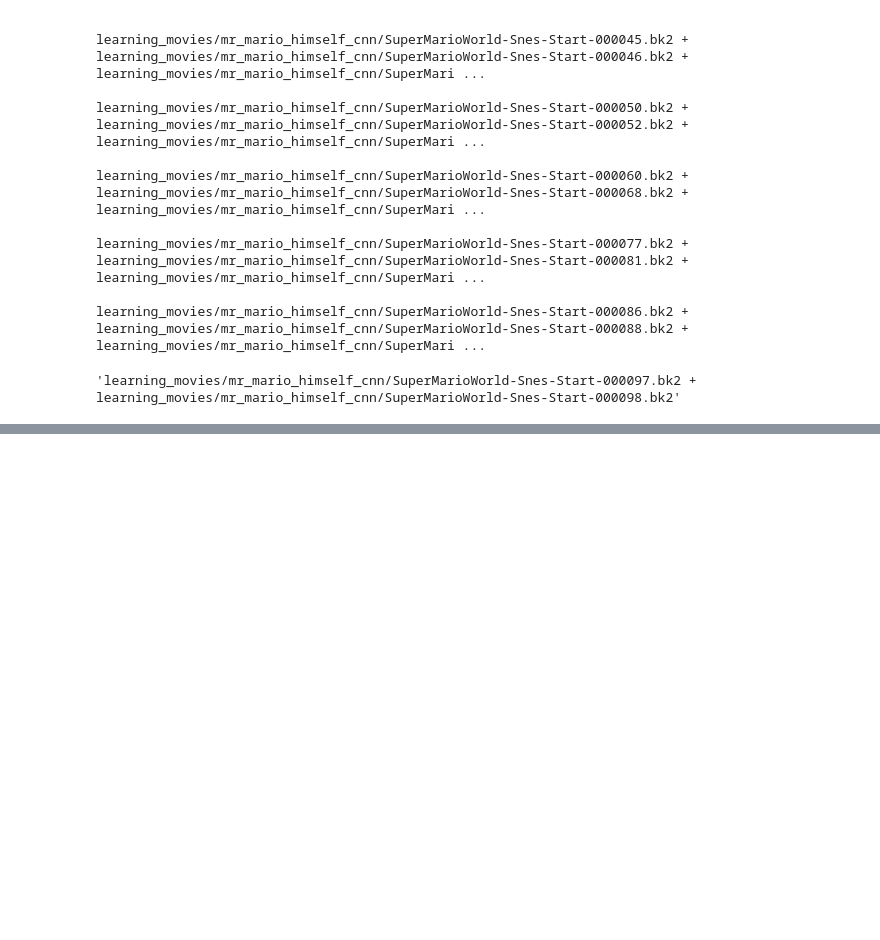
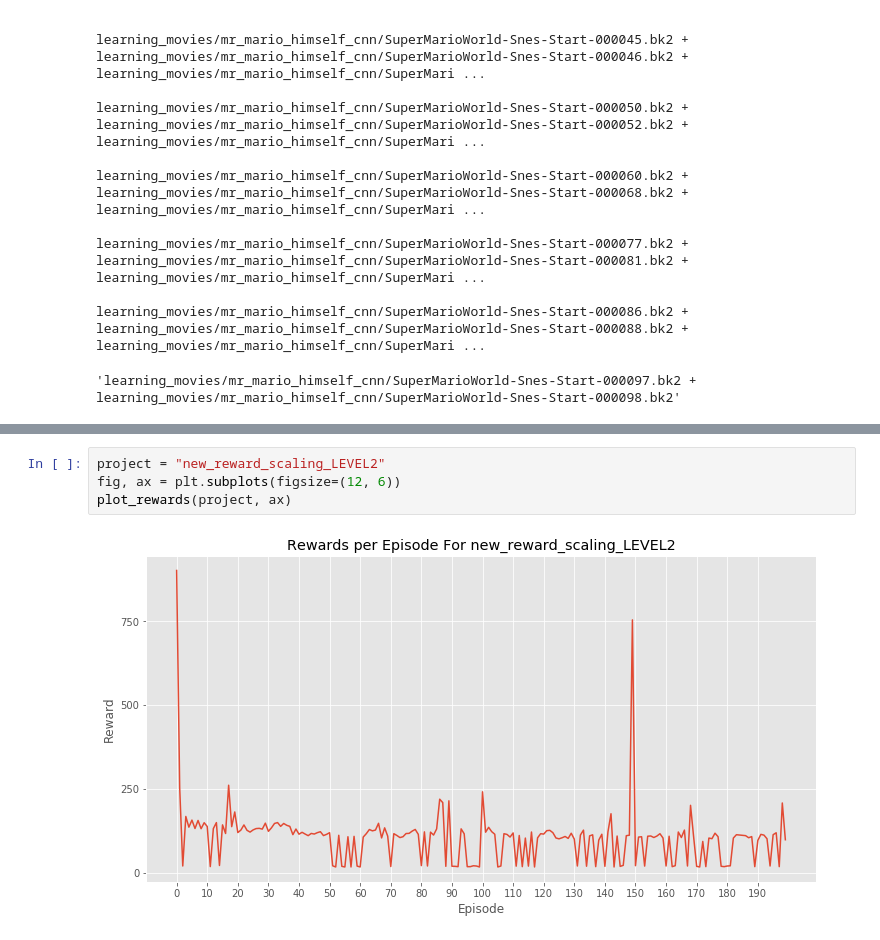
Before and after one commit to NJacobsohn/Your-Learning-is-in-Another-Castle, a Jupyter notebook: notebooks/plotting_and_visualization.ipynb, the cells around one changed output, grey strips where cells are left out. Drawn from its saved outputs; the diff is of its cells as text; blank space fills up the shorter version.

```diff
--- a/notebooks/plotting_and_visualization.ipynb
+++ b/notebooks/plotting_and_visualization.ipynb
@@ -98,0 +140,6 @@ learning_movies/mr_mario_himself_cnn/SuperMarioWorld-Snes-Start-000086.bk2 + lea
+# %%
+project = "new_reward_scaling_LEVEL2"
+fig, ax = plt.subplots(figsize=(12, 6))
+plot_rewards(project, ax)
+# %% [output]
+[figure, added]
```
Also changed, not shown: parts of 7 cells of this notebook.
